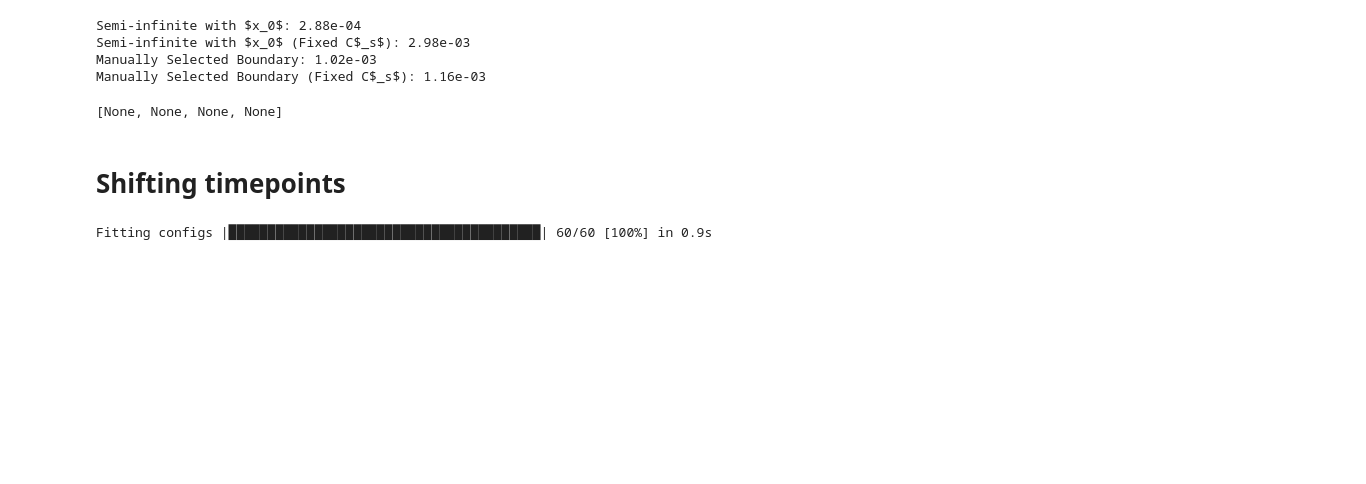
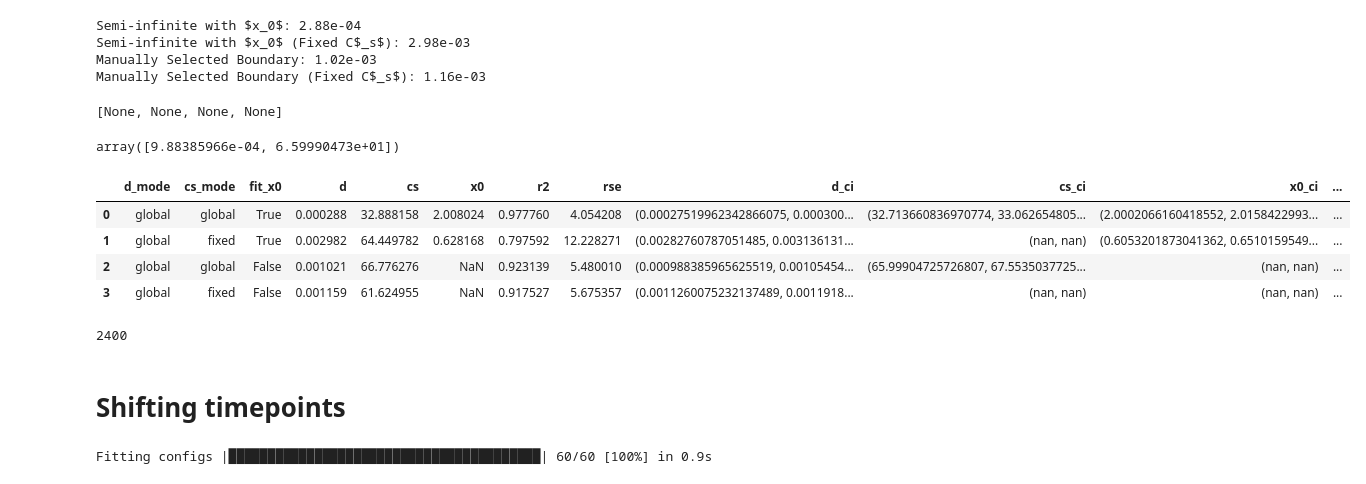
Before and after one commit to isaackh28/diff_tests, a Jupyter notebook: notebook_1.ipynb, the cells around one changed output. Drawn from its saved outputs; the diff is of its cells as text; code cells hidden in the pictures; blank space fills up the shorter version.

Commit message:
Add data extraction

```diff
--- a/notebook_1.ipynb
+++ b/notebook_1.ipynb
@@ -348,6 +348,57 @@ Semi-infinite with $x_0$ (Fixed C$_s$): 2.98e-03
 Manually Selected Boundary: 1.02e-03
 Manually Selected Boundary (Fixed C$_s$): 1.16e-03
 [None, None, None, None]
+# %%
+results_combined[2].lb_all
+# %% [output]
+array([9.88385966e-04, 6.59990473e+01])
+# %%
+# Exporting data to dfs
+rows = []
+for r in results_combined:
+    cfg = r.config
+
+    d_summary = r.d_global
+    cs_summary = r.cs_global
+    x0_summary = r.x0_global if cfg.fit_x0 else np.nan
+
+    if cfg.fit_x0:
+        d_ci = (r.lb_all[1], r.ub_all[1])
+        x0_ci = (r.lb_all[0], r.ub_all[0])
+        cs_ci = (r.lb_all[2], r.ub_all[2]) if cfg.cs_mode == "global" else (np.nan, np.nan)
+    else:
+        d_ci = (r.lb_all[0], r.ub_all[0])
+        cs_ci = (r.lb_all[1], r.ub_all[1]) if cfg.cs_mode == "global" else (np.nan, np.nan)
+        x0_ci = (np.nan, np.nan)
+
+    rows.append({
+        "d_mode": cfg.d_mode,
+        "cs_mode": cfg.cs_mode,
+        "fit_x0": cfg.fit_x0,
+        "d": d_summary,
+        "cs": cs_summary,
+        "x0": x0_summary,
+        "r2": r.r2_global,
+        "rse": r.rse_global,
+        "d_ci": d_ci,
+        "cs_ci": cs_ci,
+        "x0_ci": x0_ci,
+        "aic": r.aic
+    })
+# %%
+summary_df = pd.DataFrame(rows)
+summary_df["delta_aic"] = summary_df["aic"] - summary_df["aic"].min()
+summary_df
+# %% [output]
+|  | d_mode | cs_mode | fit_x0 | d | cs | x0 | r2 | rse | d_ci | cs_ci | x0_ci | ... |
+| 0 | global | global | True | 0.000288 | 32.888158 | 2.008024 | 0.977760 | 4.054208 | (0.00027519962342866075, 0.000300... | (32.713660836970774, 33.062654805... | (2.0002066160418552, 2.0158422993... | ... |
+| 1 | global | fixed | True | 0.002982 | 64.449782 | 0.628168 | 0.797592 | 12.228271 | (0.00282760787051485, 0.003136131... | (nan, nan) | (0.6053201873041362, 0.6510159549... | ... |
+| 2 | global | global | False | 0.001021 | 66.776276 | NaN | 0.923139 | 5.480010 | (0.000988385965625519, 0.00105454... | (65.99904725726807, 67.5535037725... | (nan, nan) | ... |
+| 3 | global | fixed | False | 0.001159 | 61.624955 | NaN | 0.917527 | 5.675357 | (0.0011260075232137489, 0.0011918... | (nan, nan) | (nan, nan) | ... |
+# %%
+results_combined[1].n_obs_total
+# %% [output]
+2400
 # %% [markdown]
 # Shifting timepoints
 # %%
```
Also changed, not shown: parts of 1 cell of this notebook.
